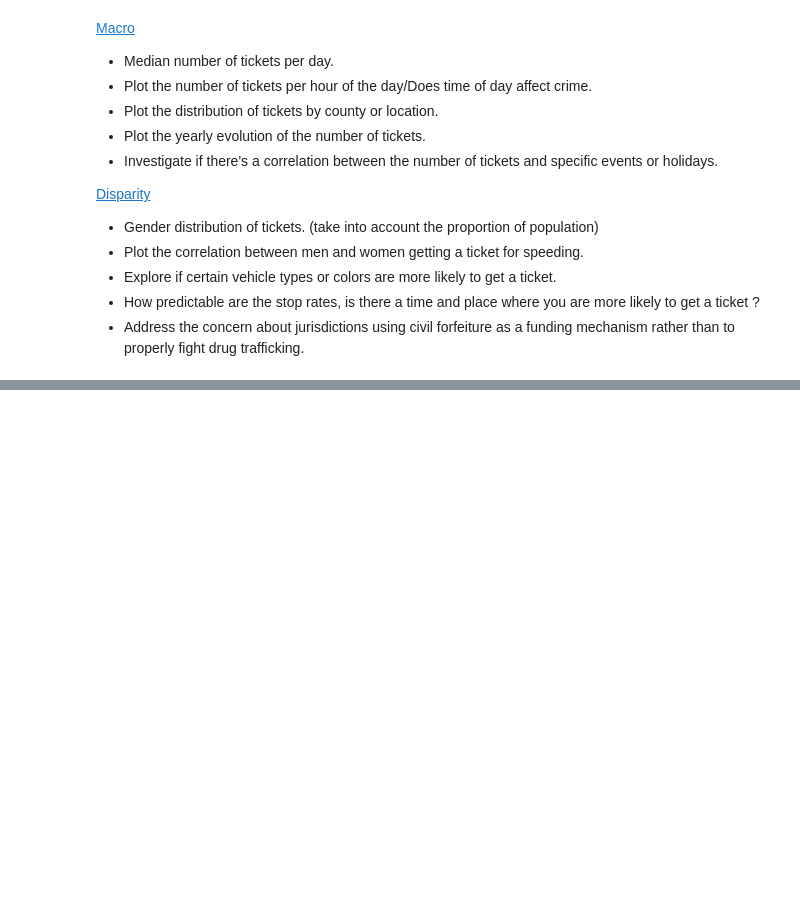
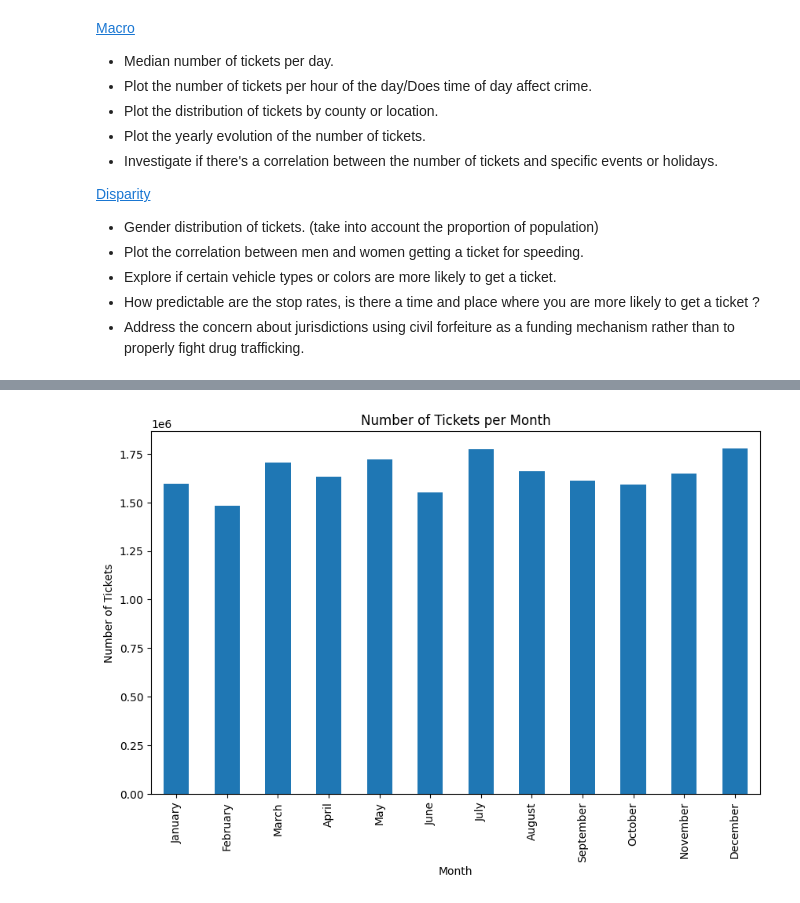
Before and after one commit to Luxchar/Criminalysis, a Jupyter notebook: notebooks/visualization.ipynb, the cells around one changed output, grey strips where cells are left out. Cells and saved outputs as stored; diff of their text form; code cells hidden in the pictures; blank space fills up the shorter version.

```diff
--- a/notebooks/visualization.ipynb
+++ b/notebooks/visualization.ipynb
@@ -104,0 +148,33 @@ plt.show()
+# %%
+# Investigate if there's a correlation between the number of tickets and specific events or holidays.
+# For example, plot the number of tickets by month.
+tickets_per_month = df.groupby(df['timestamp'].dt.month).size()
+
+# Map month numbers to month names
+month_names = {
+    1: 'January',
+    2: 'February',
+    3: 'March',
+    4: 'April',
+    5: 'May',
+    6: 'June',
+    7: 'July',
+    8: 'August',
+    9: 'September',
+    10: 'October',
+    11: 'November',
+    12: 'December'
+}
+
+# Rename the index of tickets_per_month using the month_names dictionary
+tickets_per_month.index = tickets_per_month.index.map(month_names)
+
+# Plot
+plt.figure(figsize=(10, 6))
+tickets_per_month.plot(kind='bar')
+plt.title('Number of Tickets per Month')
+plt.xlabel('Month')
+plt.ylabel('Number of Tickets')
+plt.show()
+# %% [output]
+[figure, added]
```
Also changed, not shown: parts of 6 cells of this notebook, 1 other file.
